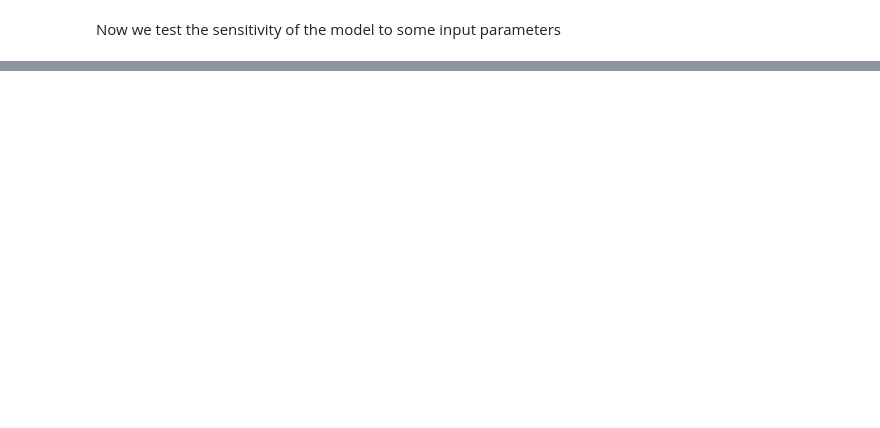
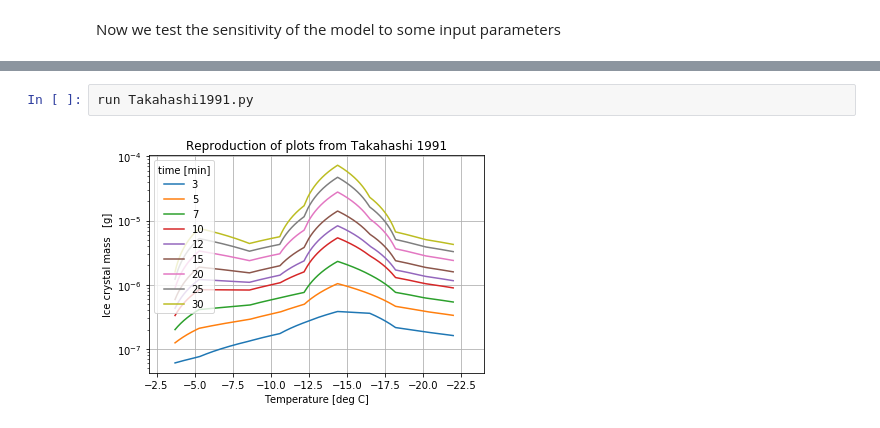
Before and after one commit to DaveOri/iceHeat, a Jupyter notebook: Test sensitivity.ipynb, the cells around one changed output, grey strips where cells are left out. Drawn from its saved outputs; the diff is of its cells as text; blank space fills up the shorter version.

```diff
--- a/Test sensitivity.ipynb
+++ b/Test sensitivity.ipynb
@@ -45,0 +153,4 @@ f2.show()
+# %%
+run Takahashi1991.py
+# %% [output]
+[figure, added]
```
Also changed, not shown: parts of 4 cells of this notebook, 2 other files.
